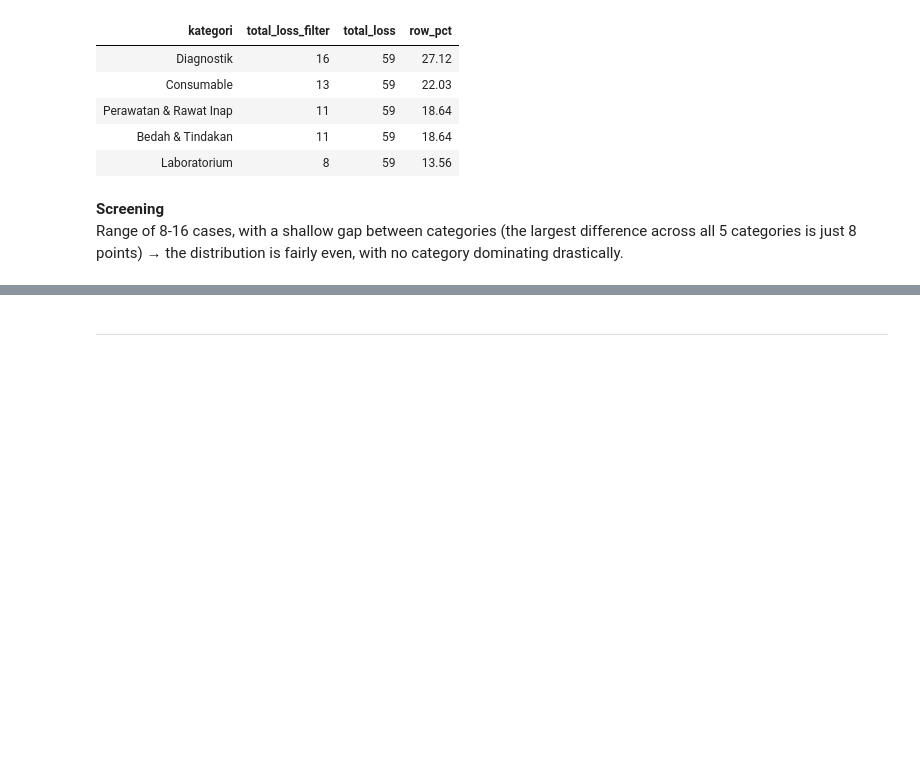
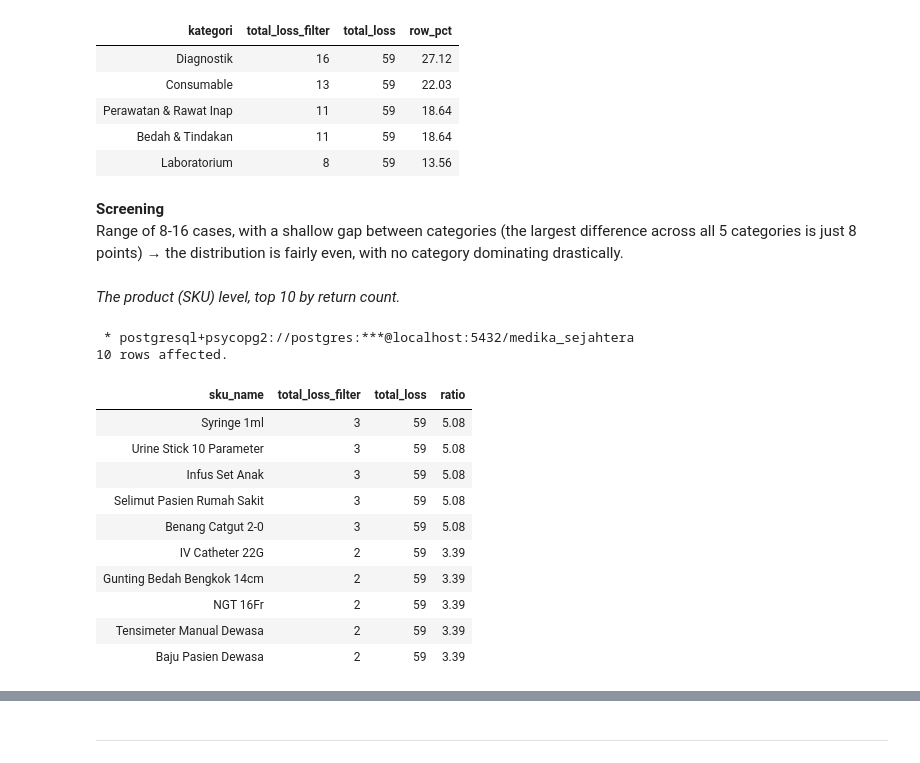
Before and after one commit to Rpfitrah/return-analysis-medika-sejahtera, a Jupyter notebook: Notebook/EDA.ipynb, the cells around one changed output, grey strips where cells are left out. Saved outputs shown, nothing was run; the diff lists cells and outputs as text; code cells hidden in the pictures; blank space fills up the shorter version.

Commit message:
The product (SKU) level, top 10 by return count

```diff
--- a/Notebook/EDA.ipynb
+++ b/Notebook/EDA.ipynb
@@ -542,3 +542,45 @@ ORDER BY
 # %% [markdown]
 **Screening**
 Range of 8-16 cases, with a shallow gap between categories (the largest difference across all 5 categories is just 8 points) → the distribution is fairly even, with no category dominating drastically.
+# %% [markdown]
+*The product (SKU) level, top 10 by return count.*
+# %%
+%%sql
+
+WITH
+    product_total AS (
+        SELECT
+            COUNT(*) AS total_loss
+        FROM
+            return_cleaned
+    )
+
+SELECT
+    sku_name,
+    COUNT(*) AS total_loss_filter,
+    pt.total_loss,
+    ROUND((COUNT(*)::numeric / NULLIF(pt.total_loss,0)::numeric) * 100,2) AS ratio
+FROM
+    return_cleaned rc
+CROSS JOIN
+    product_total pt
+GROUP BY
+    sku_name,
+    pt.total_loss
+ORDER BY
+    total_loss_filter DESC
+LIMIT 10
+# %% [output]
+ * postgresql+psycopg2://postgres:***@localhost:5432/medika_sejahtera
+10 rows affected.
+| sku_name | total_loss_filter | total_loss | ratio |
+| Syringe 1ml | 3 | 59 | 5.08 |
+| Urine Stick 10 Parameter | 3 | 59 | 5.08 |
+| Infus Set Anak | 3 | 59 | 5.08 |
+| Selimut Pasien Rumah Sakit | 3 | 59 | 5.08 |
+| Benang Catgut 2-0 | 3 | 59 | 5.08 |
+| IV Catheter 22G | 2 | 59 | 3.39 |
+| Gunting Bedah Bengkok 14cm | 2 | 59 | 3.39 |
+| NGT 16Fr | 2 | 59 | 3.39 |
+| Tensimeter Manual Dewasa | 2 | 59 | 3.39 |
+| Baju Pasien Dewasa | 2 | 59 | 3.39 |
```
Also changed, not shown: parts of 1 cell of this notebook.
